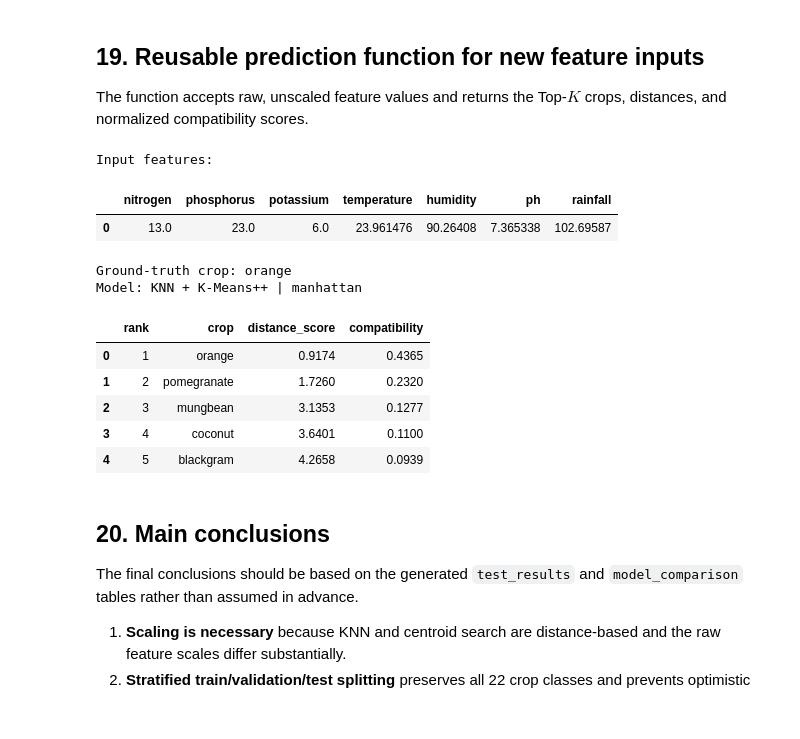
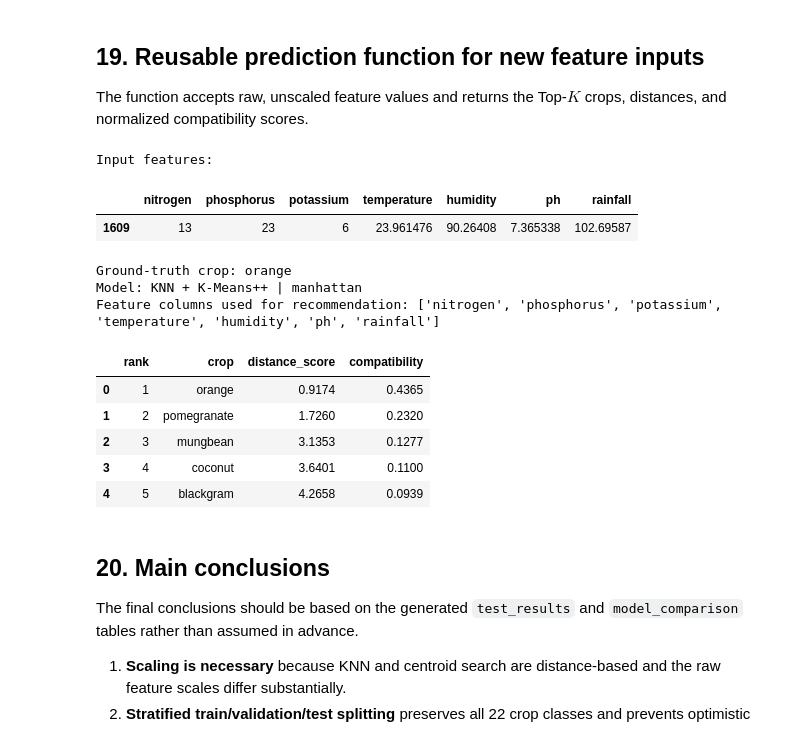
Before and after one commit to AIVIETNAM-AIO-tlee/crop-recommendation-system, a Jupyter notebook: notebooks/main/Module2_Crop_recommendation_system_legacy.ipynb, the cells around one changed output. Cells and saved outputs as stored; diff of their text form; code cells hidden in the pictures.

```diff
--- a/notebooks/main/Module2_Crop_recommendation_system_legacy.ipynb
+++ b/notebooks/main/Module2_Crop_recommendation_system_legacy.ipynb
@@ -604,0 +608,17 @@ print("Using CropKNNRecommender from src/models/base_knn.py")
+# %%
+# Exact KNN recommender imported from src/models/base_knn.py
+knn_baseline = CropKNNRecommender(metric="euclidean", neighbors_per_crop=3)
+knn_baseline.fit(X_train_scaled, y_train)
+
+recommendations, diagnostics = knn_baseline.recommend(
+    X_test_scaled.iloc[:2], top_k=TOP_K, return_diagnostics=True
+)
+
+print("Example recommendations for the first two test queries:")
+for query_idx, (rec, distances, compatibility) in enumerate(
+    zip(recommendations, diagnostics["selected_distances"], diagnostics["compatibility"]), start=1
+):
+    print(f"\nQuery {query_idx}:")
+    print(f"  Top-{TOP_K} crops: {list(rec)}")
+    print(f"  Average distances: {distances.round(4).tolist()}")
+    print(f"  Compatibility scores: {compatibility.round(4).tolist()}")
@@ -1030,8 +1159,8 @@ The function accepts raw, unscaled feature values and returns the Top-$K$ crops,
 def recommend_from_raw_features(
     raw_features,
     model,
-    imputer_obj=final_imputer,
-    scaler_obj=final_scaler,
+    imputer=final_imputer,
+    scaler=final_scaler,
     feature_columns=FEATURE_COLUMNS,
     top_k=TOP_K,
 ):
@@ -1043,8 +1172,8 @@ def recommend_from_raw_features(
     recs, diagnostics = recommend_from_raw_features_src(
         raw_features=raw_features,
         model=model,
-        imputer=imputer_obj,
-        scaler=scaler_obj,
+        imputer=imputer,
+        scaler=scaler,
         feature_columns=feature_columns,
         top_k=top_k,
     )
@@ -1057,24 +1186,37 @@ def recommend_from_raw_features(
     })
 # %%
 # Demonstration using the first test sample (features only).
-demo_features = X_test.iloc[0].to_dict()
+import importlib
+import data.preprocessing as preprocessing
+importlib.reload(preprocessing)
+
+feature_columns = X_test.columns.tolist()
+
+from data.preprocessing import recommend_from_raw_features as recommend_from_raw_features_src
+
+demo_features = X_test.iloc[[0]]
 print("Input features:")
-display(pd.DataFrame([demo_features]))
+display(demo_features)
 print(f"Ground-truth crop: {y_test.iloc[0]}")
 print(f"Model: {best_model_name}")
+print(f"Feature columns used for recommendation: {feature_columns}")
 
 demo_recommendations = recommend_from_raw_features(
     demo_features,
     final_models[best_model_name],
+    imputer=final_imputer,
+    scaler=final_scaler,
+    feature_columns=feature_columns,
     top_k=TOP_K,
 )
 display(demo_recommendations.round(4))
 # %% [output]
 Input features:
 |  | nitrogen | phosphorus | potassium | temperature | humidity | ph | rainfall |
-| 0 | 13.0 | 23.0 | 6.0 | 23.961476 | 90.26408 | 7.365338 | 102.69587 |
+| 1609 | 13 | 23 | 6 | 23.961476 | 90.26408 | 7.365338 | 102.69587 |
 Ground-truth crop: orange
 Model: KNN + K-Means++ | manhattan
+Feature columns used for recommendation: ['nitrogen', 'phosphorus', 'potassium', 'temperature', 'humidity', 'ph', 'rainfall']
 |  | rank | crop | distance_score | compatibility |
 | 0 | 1 | orange | 0.9174 | 0.4365 |
 | 1 | 2 | pomegranate | 1.7260 | 0.2320 |
```
Also changed, not shown: parts of 33 cells of this notebook, 6 other files.
